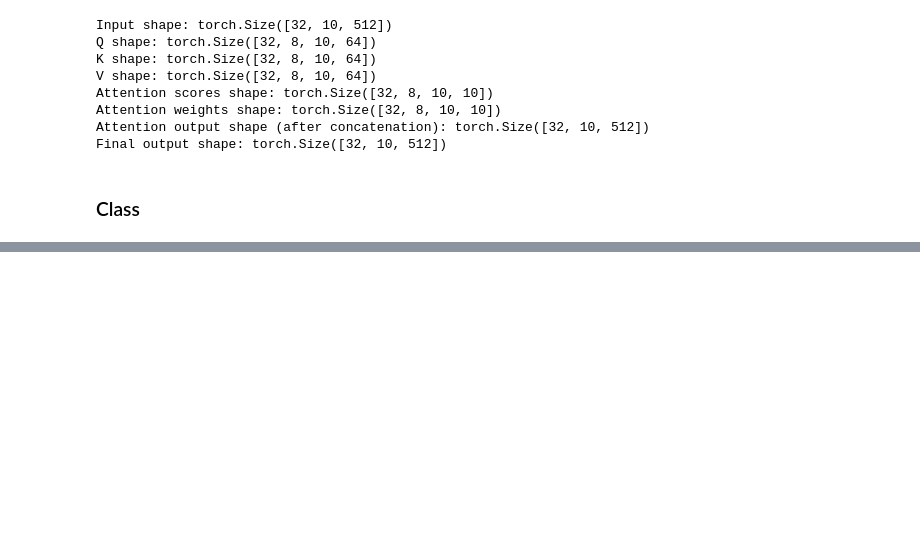
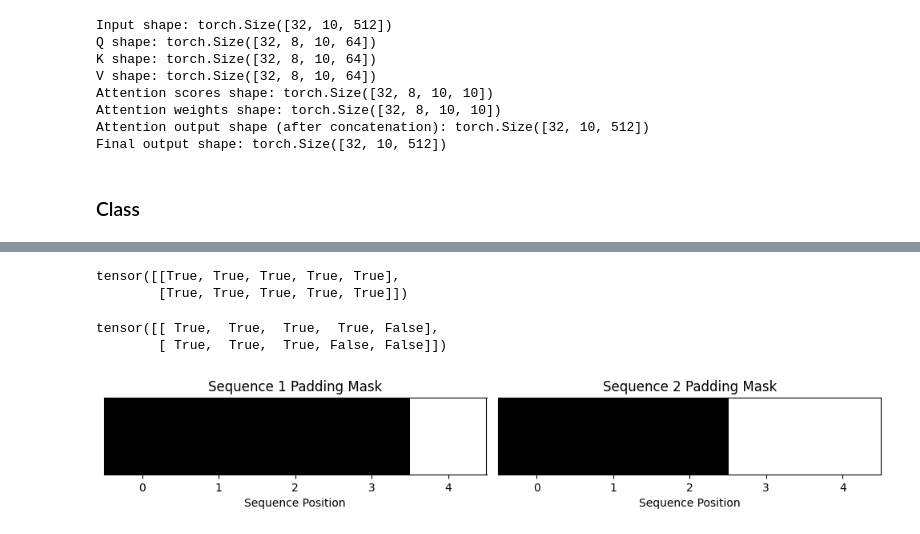
Before and after one commit to UzairNaeem3/AI-Architects_Lab, a Jupyter notebook: Transformer/4_Multihead_Attention.ipynb, the cells around one changed output, grey strips where cells are left out. Saved outputs shown, nothing was run; the diff lists cells and outputs as text; code cells hidden in the pictures; blank space fills up the shorter version.

Commit message:
adding masking in Multi Head Attention

```diff
--- a/Transformer/4_Multihead_Attention.ipynb
+++ b/Transformer/4_Multihead_Attention.ipynb
@@ -228,7 +246,6 @@ class MultiHeadAttention(nn.Module):
 # %%
 batch_size = 2
-seq_len = 10
+seq_len = 5
 embed_dim = 512
-
-model = MultiHeadAttention(embed_dim=512, num_heads=8)
+num_heads = 8
 # %%
@@ -247,0 +262,30 @@ Each head dimension: 64
+# %%
+# padding mask (1 for tokens to keep, 0 for padding tokens to mask)
+padding_mask = torch.ones(batch_size, seq_len, dtype=torch.bool)
+padding_mask
+# %% [output]
+tensor([[True, True, True, True, True],
+        [True, True, True, True, True]])
+# %%
+# First sequence has 4 valid tokens, second has 3
+padding_mask[0, 4] = 0  # Mask last position in first sequence
+padding_mask[1, 3:] = 0  # Mask last two positions in second sequence
+
+padding_mask
+# %% [output]
+tensor([[ True,  True,  True,  True, False],
+        [ True,  True,  True, False, False]])
+# %%
+# Visualize the padding mask
+fig, ax = plt.subplots(1, 2, figsize=(10, 3))
+for i in range(batch_size):
+    mask_np = padding_mask[i].int().numpy().reshape(1, -1)
+    ax[i].imshow(mask_np, cmap='binary', interpolation='none')
+    ax[i].set_title(f"Sequence {i+1} Padding Mask")
+    ax[i].set_yticks([])
+    ax[i].set_xticks(range(seq_len))
+    ax[i].set_xlabel("Sequence Position")
+plt.tight_layout()
+plt.show()
+# %% [output]
+[figure, added]
```
Also changed, not shown: parts of 14 cells of this notebook.
